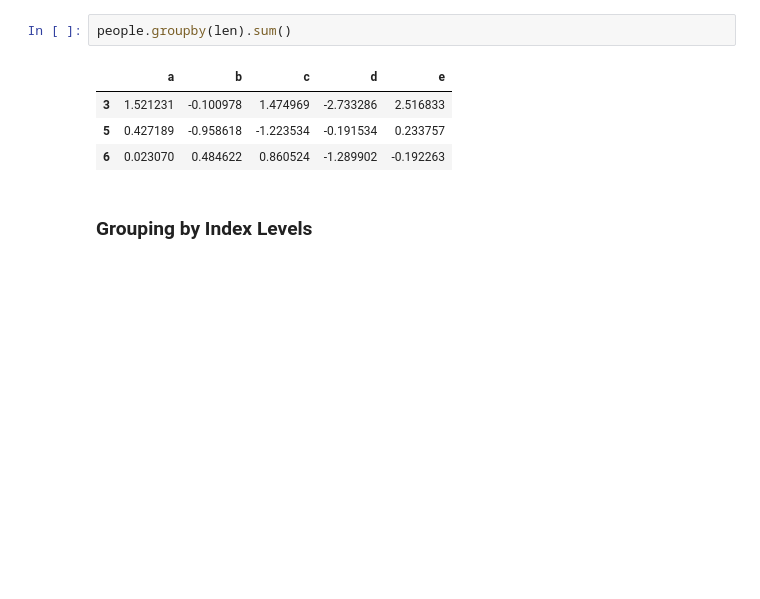
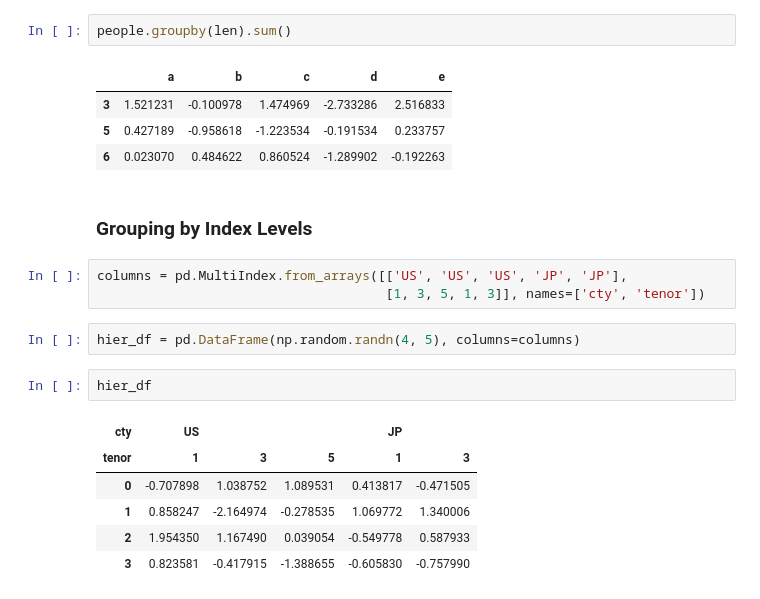
Before and after one commit to reetawwsum/Jupyter-Notebooks, a Jupyter notebook: Python for Data Analysis.ipynb, the cells around one changed output. Cells and saved outputs as stored; diff of their text form; blank space fills up the shorter version.

```diff
--- a/Python for Data Analysis.ipynb
+++ b/Python for Data Analysis.ipynb
@@ -1966,3 +1966,17 @@ people.groupby(len).sum()
 | 6 | 0.023070 | 0.484622 | 0.860524 | -1.289902 | -0.192263 |
 # %% [markdown]
 ### Grouping by Index Levels
+# %%
+columns = pd.MultiIndex.from_arrays([['US', 'US', 'US', 'JP', 'JP'],
+                                     [1, 3, 5, 1, 3]], names=['cty', 'tenor'])
+# %%
+hier_df = pd.DataFrame(np.random.randn(4, 5), columns=columns)
+# %%
+hier_df
+# %% [output]
+| cty | US |  |  | JP |  |
+| tenor | 1 | 3 | 5 | 1 | 3 |
+| 0 | -0.707898 | 1.038752 | 1.089531 | 0.413817 | -0.471505 |
+| 1 | 0.858247 | -2.164974 | -0.278535 | 1.069772 | 1.340006 |
+| 2 | 1.954350 | 1.167490 | 0.039054 | -0.549778 | 0.587933 |
+| 3 | 0.823581 | -0.417915 | -1.388655 | -0.605830 | -0.757990 |
```
Also changed, not shown: parts of 10 cells of this notebook.
